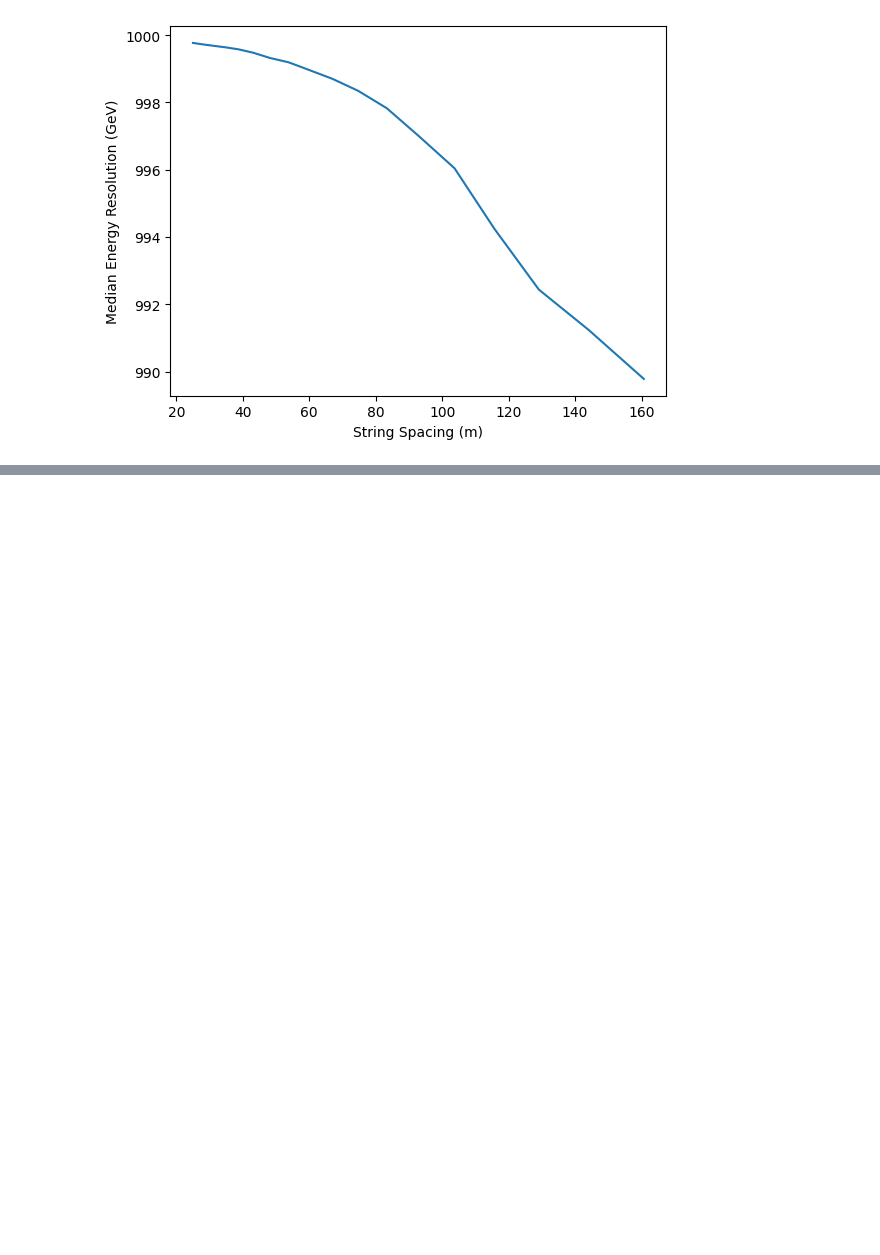
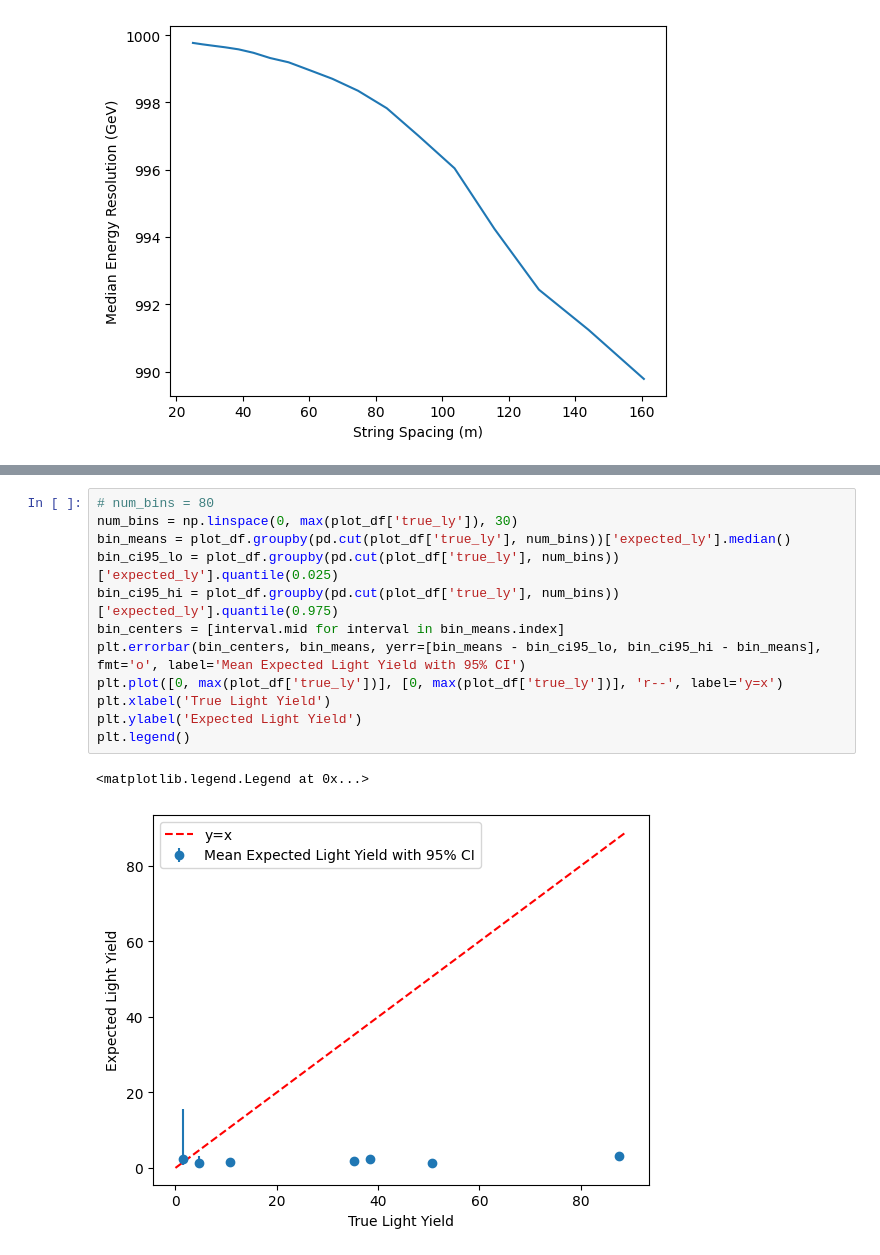
Before and after one commit to kristiantcho/nugget, a Jupyter notebook: nugget/examples/poisson_tests.ipynb, the cells around one changed output, grey strips where cells are left out. Saved outputs shown, nothing was run; the diff lists cells and outputs as text; blank space fills up the shorter version.

```diff
--- a/nugget/examples/poisson_tests.ipynb
+++ b/nugget/examples/poisson_tests.ipynb
@@ -269,0 +378,15 @@ Text(0, 0.5, 'Median Energy Resolution (GeV)')
+# %%
+# num_bins = 80
+num_bins = np.linspace(0, max(plot_df['true_ly']), 30)
+bin_means = plot_df.groupby(pd.cut(plot_df['true_ly'], num_bins))['expected_ly'].median()
+bin_ci95_lo = plot_df.groupby(pd.cut(plot_df['true_ly'], num_bins))['expected_ly'].quantile(0.025)
+bin_ci95_hi = plot_df.groupby(pd.cut(plot_df['true_ly'], num_bins))['expected_ly'].quantile(0.975)
+bin_centers = [interval.mid for interval in bin_means.index]
+plt.errorbar(bin_centers, bin_means, yerr=[bin_means - bin_ci95_lo, bin_ci95_hi - bin_means], fmt='o', label='Mean Expected Light Yield with 95% CI')
+plt.plot([0, max(plot_df['true_ly'])], [0, max(plot_df['true_ly'])], 'r--', label='y=x')
+plt.xlabel('True Light Yield')
+plt.ylabel('Expected Light Yield')
+plt.legend()
+# %% [output]
+<matplotlib.legend.Legend at 0x...>
+[figure, added]
```
Also changed, not shown: parts of 5 cells of this notebook, 2 other files.
